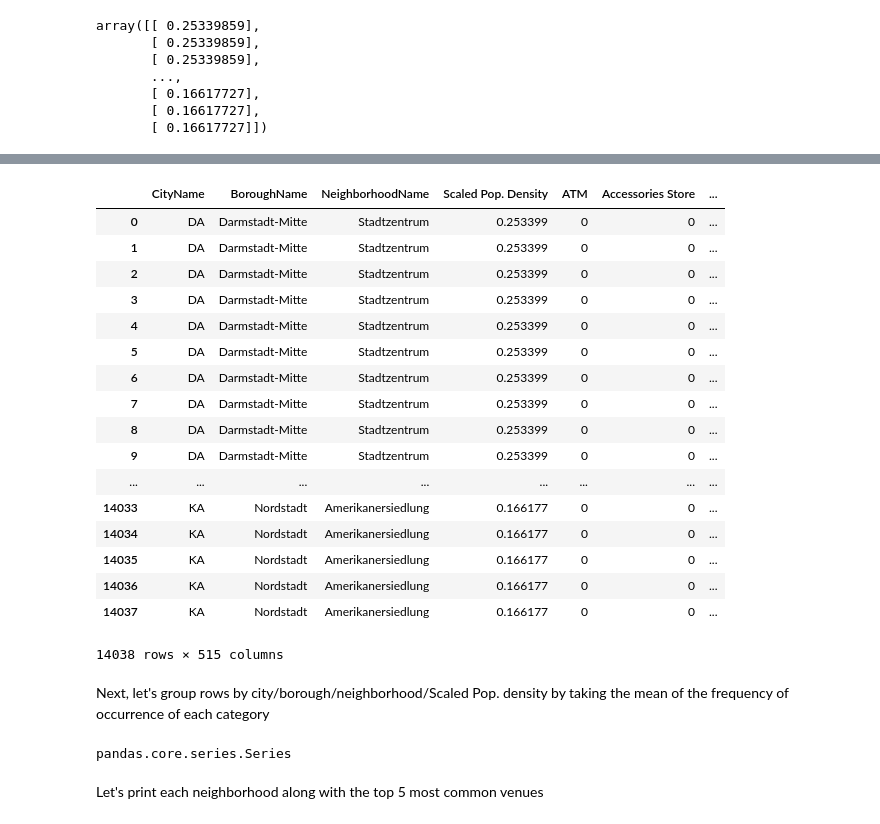
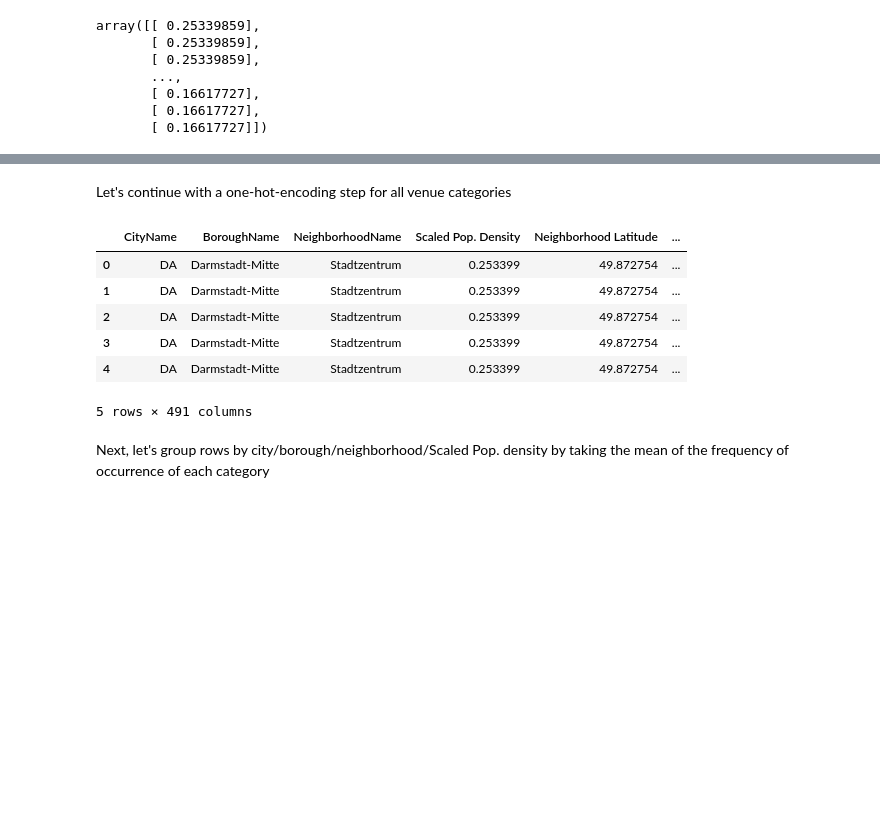
Before and after one commit to SteSa1987/coursera-ibm-capstone, a Jupyter notebook: Comparing Darmstadt and Karlsruhe.ipynb, the cells around one changed output, grey strips where cells are left out. Drawn from its saved outputs; the diff is of its cells as text; code cells hidden in the pictures; blank space fills up the shorter version.

```diff
--- a/Comparing Darmstadt and Karlsruhe.ipynb
+++ b/Comparing Darmstadt and Karlsruhe.ipynb
@@ -540,12 +577,21 @@ df_da
+# %%
+def PointIsInCircle(lat_orig,lng_orig,lat_venue,lng_venue,radius):
+    v_coord_=(lat_venue,lng_venue)
+    main_coord_=(lat_orig,lng_orig)
+    distance=great_circle(main_coord_, v_coord_).m
+    if(distance<radius):
+        return True
+    else:
+        return False
 # %%
-def getNearbyVenues(city, borough, neigh, inhabitants, latitudes, longitudes, radius=500):
+def getNearbyVenues(city, borough, neigh, inhabitants, latitudes, longitudes, radius):
 
     venues_list=[]
     for city, bor, name, inh, lat, lng in zip(city,borough, neigh, inhabitants, latitudes, longitudes):
         print(city,bor,name)
 
         # create the API request URL
-        url = 'https://api.foursquare.com/v2/venues/search?&client_id={}&client_secret={}&v={}&ll={},{}&radius={}&limit={}'.format(
+        url = 'https://api.foursquare.com/v2/venues/search?intent=browse&client_id={}&client_secret={}&v={}&ll={},{}&radius={}&limit={}'.format(
             CLIENT_ID,
             CLIENT_SECRET,
             VERSION,
@@ -555,13 +601,11 @@ def getNearbyVenues(city, borough, neigh, inhabitants, latitudes, longitudes, ra
             LIMIT)
 
         # make the GET request
-        #results = requests.get(url).json()["response"]['groups'][0]['items']
         res_temp = requests.get(url).json()["response"]["venues"]
-        #res_temp=results["response"]["venues"]
 
         # return only relevant information for each nearby venue
         for v in res_temp:
-            if(len(v["categories"])>0):
+            if(len(v["categories"])>0) and PointIsInCircle(lat,lng,v["location"]["lat"],v["location"]["lng"],radius):
                 venues_list.append((
                     city,
                     bor,
@@ -613,15 +658,16 @@ df_both
 # %% [markdown]
 Now get the venues of all neighbourhoods in the two cities:
 # %%
-LIMIT = 500 # limit of number of venues returned by Foursquare API
-radius = 500 # define radius in m
+LIMIT = 1000 # limit of number of venues returned by Foursquare API
+radius = 800 # define radius in m
 # %%
 venues = getNearbyVenues(city=df_both['City'],
                             borough=df_both['Borough'],
                             neigh=df_both['Neighborhood'],
                             inhabitants=df_both['Density Inh/ha'],
                             latitudes=df_both['Latitude'],
-                            longitudes=df_both['Longitude']
+                            longitudes=df_both['Longitude'],
+                            radius=radius
                            )
 # %% [output]
 DA Darmstadt-Mitte Stadtzentrum
@@ -725,32 +747,25 @@ venues
+# %% [markdown]
+Let's continue with a one-hot-encoding step for all venue categories
 # %%
 # one hot encoding
 venues_onehot = pd.get_dummies(venues[['Venue Category']], prefix="", prefix_sep="")
 
 # add region info columns back to dataframe
 venues_onehot.insert(0, 'CityName', venues['City'])
 venues_onehot.insert(1, 'BoroughName', venues['Borough'])
 venues_onehot.insert(2, 'NeighborhoodName', venues['Neighborhood'])
 venues_onehot.insert(3, 'Scaled Pop. Density', density_scaled)
+venues_onehot.insert(4, 'Neighborhood Latitude', venues['Neighborhood Latitude'])
+venues_onehot.insert(5, 'Neighborhood Longitude', venues['Neighborhood Longitude'])
 
-venues_onehot
+venues_onehot.head()
 # %% [output]
-|  | CityName | BoroughName | NeighborhoodName | Scaled Pop. Density | ATM | Accessories Store | ... |
-| 0 | DA | Darmstadt-Mitte | Stadtzentrum | 0.253399 | 0 | 0 | ... |
-| 1 | DA | Darmstadt-Mitte | Stadtzentrum | 0.253399 | 0 | 0 | ... |
-| 2 | DA | Darmstadt-Mitte | Stadtzentrum | 0.253399 | 0 | 0 | ... |
-| 3 | DA | Darmstadt-Mitte | Stadtzentrum | 0.253399 | 0 | 0 | ... |
-| 4 | DA | Darmstadt-Mitte | Stadtzentrum | 0.253399 | 0 | 0 | ... |
-| 5 | DA | Darmstadt-Mitte | Stadtzentrum | 0.253399 | 0 | 0 | ... |
-| 6 | DA | Darmstadt-Mitte | Stadtzentrum | 0.253399 | 0 | 0 | ... |
-| 7 | DA | Darmstadt-Mitte | Stadtzentrum | 0.253399 | 0 | 0 | ... |
-| 8 | DA | Darmstadt-Mitte | Stadtzentrum | 0.253399 | 0 | 0 | ... |
-| 9 | DA | Darmstadt-Mitte | Stadtzentrum | 0.253399 | 0 | 0 | ... |
-| ... | ... | ... | ... | ... | ... | ... | ... |
-| 14033 | KA | Nordstadt | Amerikanersiedlung | 0.166177 | 0 | 0 | ... |
-| 14034 | KA | Nordstadt | Amerikanersiedlung | 0.166177 | 0 | 0 | ... |
-| 14035 | KA | Nordstadt | Amerikanersiedlung | 0.166177 | 0 | 0 | ... |
-| 14036 | KA | Nordstadt | Amerikanersiedlung | 0.166177 | 0 | 0 | ... |
-| 14037 | KA | Nordstadt | Amerikanersiedlung | 0.166177 | 0 | 0 | ... |
+|  | CityName | BoroughName | NeighborhoodName | Scaled Pop. Density | Neighborhood Latitude | ... |
+| 0 | DA | Darmstadt-Mitte | Stadtzentrum | 0.253399 | 49.872754 | ... |
+| 1 | DA | Darmstadt-Mitte | Stadtzentrum | 0.253399 | 49.872754 | ... |
+| 2 | DA | Darmstadt-Mitte | Stadtzentrum | 0.253399 | 49.872754 | ... |
+| 3 | DA | Darmstadt-Mitte | Stadtzentrum | 0.253399 | 49.872754 | ... |
+| 4 | DA | Darmstadt-Mitte | Stadtzentrum | 0.253399 | 49.872754 | ... |
-14038 rows × 515 columns
+5 rows × 491 columns
 # %% [markdown]
 Next, let's group rows by city/borough/neighborhood/Scaled Pop. density by taking the mean of the frequency of occurrence of each category
@@ -759,6 +771,0 @@ venues_grouped = venues_onehot.groupby(['CityName','BoroughName','NeighborhoodNa
-# %%
-type(venues_grouped['NeighborhoodName'])
-# %% [output]
-pandas.core.series.Series
-# %% [markdown]
-Let's print each neighborhood along with the top 5 most common venues
```
Also changed, not shown: parts of 116 cells of this notebook.
